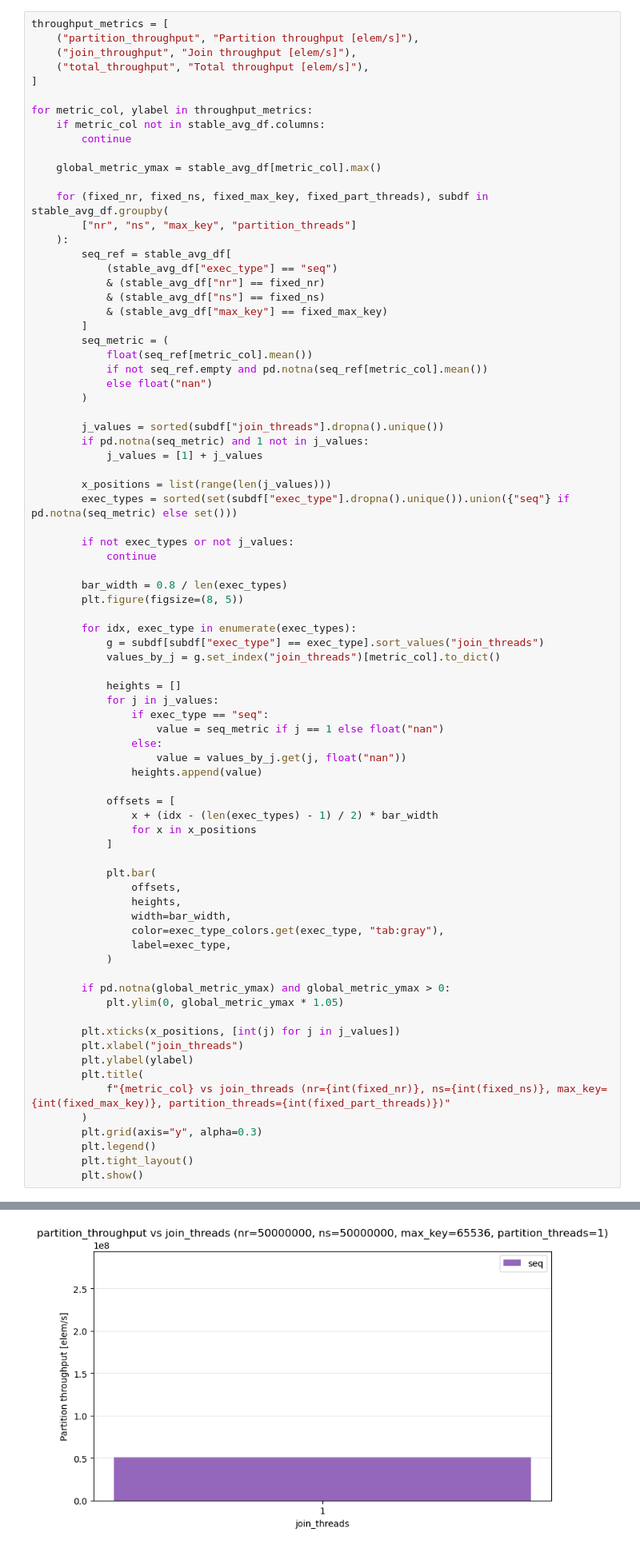
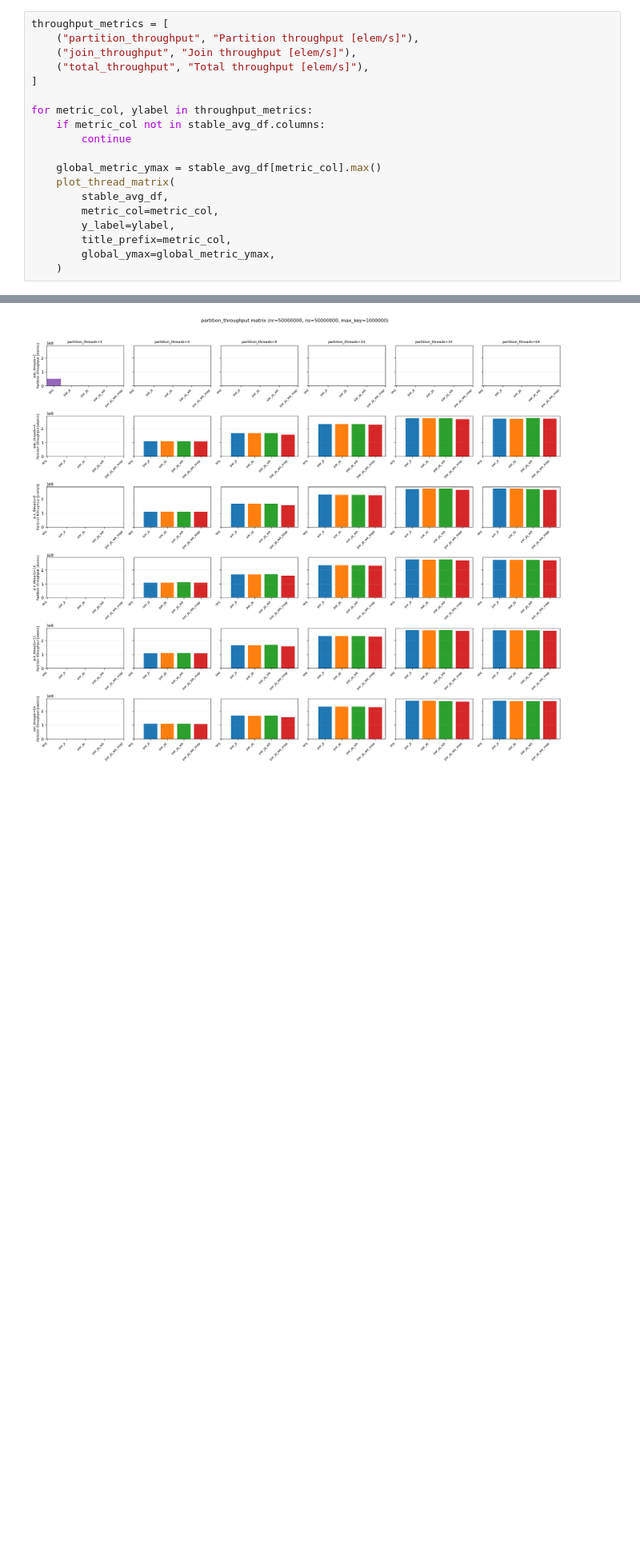
Before and after one commit to GianlucaPanzani/Optimization-of-Partitioned-Hash-Join-with-Duplicates-part_2, a Jupyter notebook: src/statistics.ipynb, the cells around one changed output, grey strips where cells are left out. Shown at 80% size. Drawn from its saved outputs; the diff is of its cells as text; blank space fills up the shorter version.

```diff
--- a/src/statistics.ipynb
+++ b/src/statistics.ipynb
@@ -455,71 +529,11 @@ for metric_col, ylabel in throughput_metrics:
         continue
 
     global_metric_ymax = stable_avg_df[metric_col].max()
-
-    for (fixed_nr, fixed_ns, fixed_max_key, fixed_part_threads), subdf in stable_avg_df.groupby(
-        ["nr", "ns", "max_key", "partition_threads"]
-    ):
-        seq_ref = stable_avg_df[
-            (stable_avg_df["exec_type"] == "seq")
-            & (stable_avg_df["nr"] == fixed_nr)
-            & (stable_avg_df["ns"] == fixed_ns)
-            & (stable_avg_df["max_key"] == fixed_max_key)
-        ]
-        seq_metric = (
-            float(seq_ref[metric_col].mean())
-            if not seq_ref.empty and pd.notna(seq_ref[metric_col].mean())
-            else float("nan")
-        )
-
-        j_values = sorted(subdf["join_threads"].dropna().unique())
-        if pd.notna(seq_metric) and 1 not in j_values:
-            j_values = [1] + j_values
-
-        x_positions = list(range(len(j_values)))
-        exec_types = sorted(set(subdf["exec_type"].dropna().unique()).union({"seq"} if pd.notna(seq_metric) else set()))
-
-        if not exec_types or not j_values:
-            continue
-
-        bar_width = 0.8 / len(exec_types)
-        plt.figure(figsize=(8, 5))
-
-        for idx, exec_type in enumerate(exec_types):
-            g = subdf[subdf["exec_type"] == exec_type].sort_values("join_threads")
-            values_by_j = g.set_index("join_threads")[metric_col].to_dict()
-
-            heights = []
-            for j in j_values:
-                if exec_type == "seq":
-                    value = seq_metric if j == 1 else float("nan")
-                else:
-                    value = values_by_j.get(j, float("nan"))
-                heights.append(value)
-
-            offsets = [
-                x + (idx - (len(exec_types) - 1) / 2) * bar_width
-                for x in x_positions
-            ]
-
-            plt.bar(
-                offsets,
-                heights,
-                width=bar_width,
-                color=exec_type_colors.get(exec_type, "tab:gray"),
-                label=exec_type,
-            )
-
-        if pd.notna(global_metric_ymax) and global_metric_ymax > 0:
-            plt.ylim(0, global_metric_ymax * 1.05)
-
-        plt.xticks(x_positions, [int(j) for j in j_values])
-        plt.xlabel("join_threads")
-        plt.ylabel(ylabel)
-        plt.title(
-            f"{metric_col} vs join_threads (nr={int(fixed_nr)}, ns={int(fixed_ns)}, max_key={int(fixed_max_key)}, partition_threads={int(fixed_part_threads)})"
-        )
-        plt.grid(axis="y", alpha=0.3)
-        plt.legend()
-        plt.tight_layout()
-        plt.show()
+    plot_thread_matrix(
+        stable_avg_df,
+        metric_col=metric_col,
+        y_label=ylabel,
+        title_prefix=metric_col,
+        global_ymax=global_metric_ymax,
+    )
 # %% [output]
@@ -526 +541 @@ for metric_col, ylabel in throughput_metrics:
-[figure, old version]
+[figure, new version]
```
Also changed, not shown: parts of 14 cells of this notebook, 8 other files.
